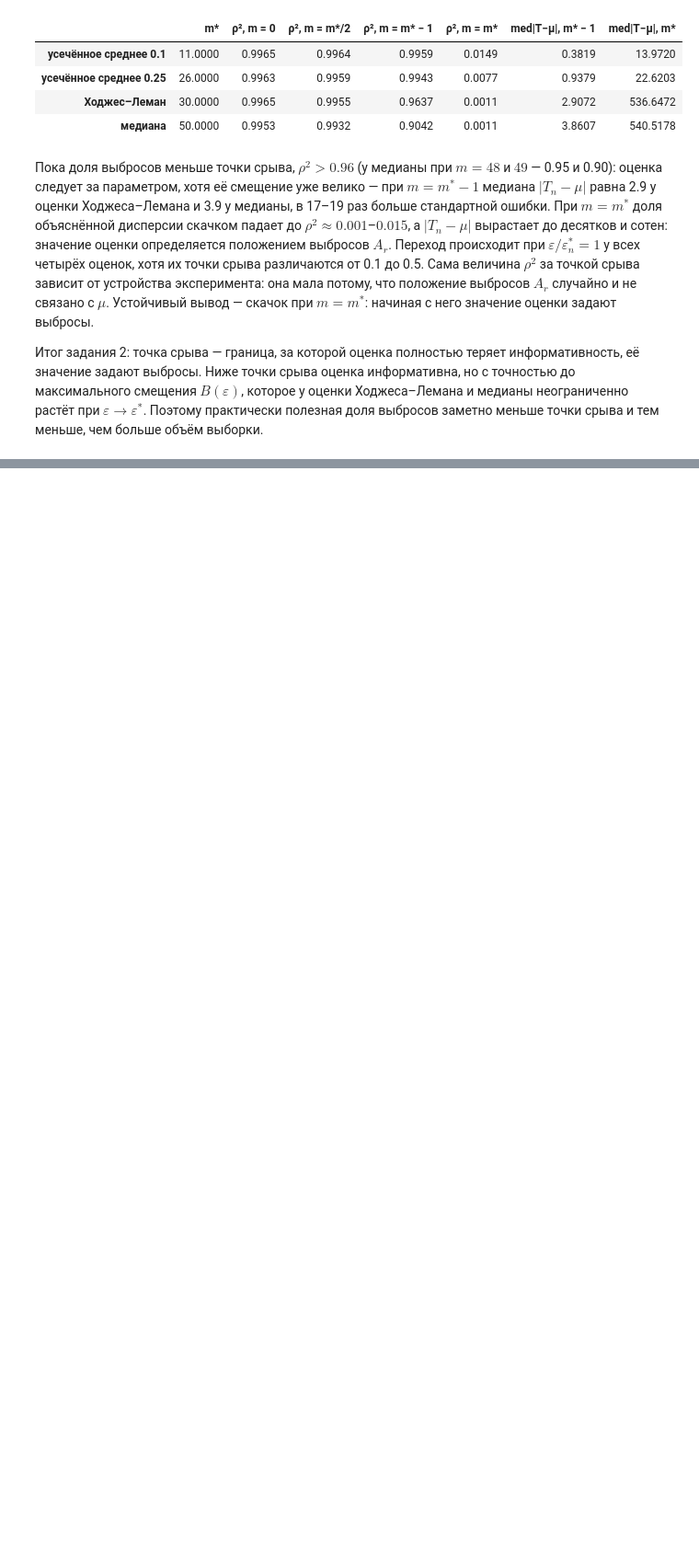
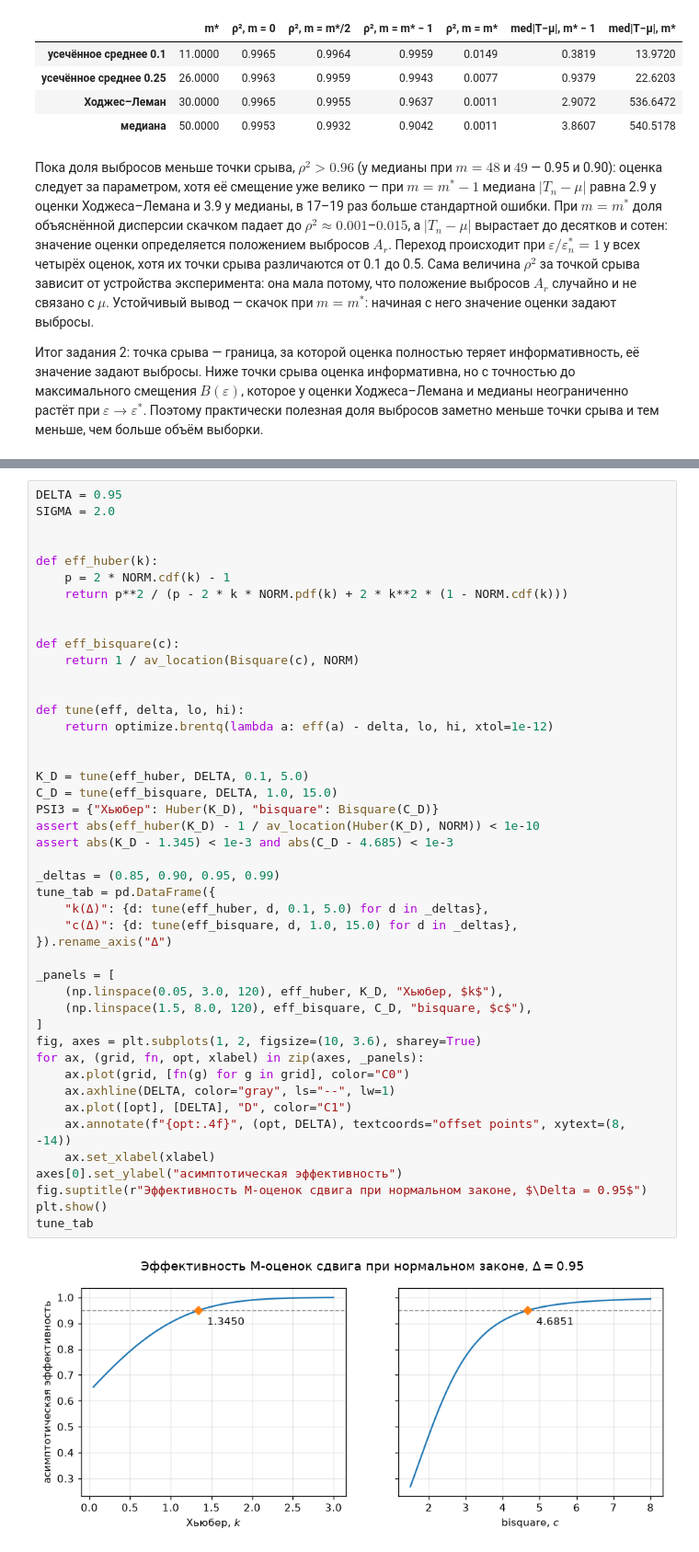
Before and after one commit to paulhowever/stata_ai_2026_WW, a Jupyter notebook: lab2.ipynb, the cells around one changed output, grey strips where cells are left out. Shown at 92% size. Saved outputs shown, nothing was run; the diff lists cells and outputs as text; blank space fills up the shorter version.

Commit message:
Задание 3: M-оценки сдвига с масштабом MAD, максимальное и асимптотическое смещение, закон Коши; выводы

```diff
--- a/lab2.ipynb
+++ b/lab2.ipynb
@@ -772,0 +795,47 @@ info_tab
+# %%
+DELTA = 0.95
+SIGMA = 2.0
+
+
+def eff_huber(k):
+    p = 2 * NORM.cdf(k) - 1
+    return p**2 / (p - 2 * k * NORM.pdf(k) + 2 * k**2 * (1 - NORM.cdf(k)))
+
+
+def eff_bisquare(c):
+    return 1 / av_location(Bisquare(c), NORM)
+
+
+def tune(eff, delta, lo, hi):
+    return optimize.brentq(lambda a: eff(a) - delta, lo, hi, xtol=1e-12)
+
+
+K_D = tune(eff_huber, DELTA, 0.1, 5.0)
+C_D = tune(eff_bisquare, DELTA, 1.0, 15.0)
+PSI3 = {"Хьюбер": Huber(K_D), "bisquare": Bisquare(C_D)}
+assert abs(eff_huber(K_D) - 1 / av_location(Huber(K_D), NORM)) < 1e-10
+assert abs(K_D - 1.345) < 1e-3 and abs(C_D - 4.685) < 1e-3
+
+_deltas = (0.85, 0.90, 0.95, 0.99)
+tune_tab = pd.DataFrame({
+    "k(Δ)": {d: tune(eff_huber, d, 0.1, 5.0) for d in _deltas},
+    "c(Δ)": {d: tune(eff_bisquare, d, 1.0, 15.0) for d in _deltas},
+}).rename_axis("Δ")
+
+_panels = [
+    (np.linspace(0.05, 3.0, 120), eff_huber, K_D, "Хьюбер, $k$"),
+    (np.linspace(1.5, 8.0, 120), eff_bisquare, C_D, "bisquare, $c$"),
+]
+fig, axes = plt.subplots(1, 2, figsize=(10, 3.6), sharey=True)
+for ax, (grid, fn, opt, xlabel) in zip(axes, _panels):
+    ax.plot(grid, [fn(g) for g in grid], color="C0")
+    ax.axhline(DELTA, color="gray", ls="--", lw=1)
+    ax.plot([opt], [DELTA], "D", color="C1")
+    ax.annotate(f"{opt:.4f}", (opt, DELTA), textcoords="offset points", xytext=(8, -14))
+    ax.set_xlabel(xlabel)
+axes[0].set_ylabel("асимптотическая эффективность")
+fig.suptitle(r"Эффективность M-оценок сдвига при нормальном законе, $\Delta = 0.95$")
+plt.show()
+tune_tab
+# %% [output]
+[figure, added]
```
Also changed, not shown: parts of 25 cells of this notebook.
